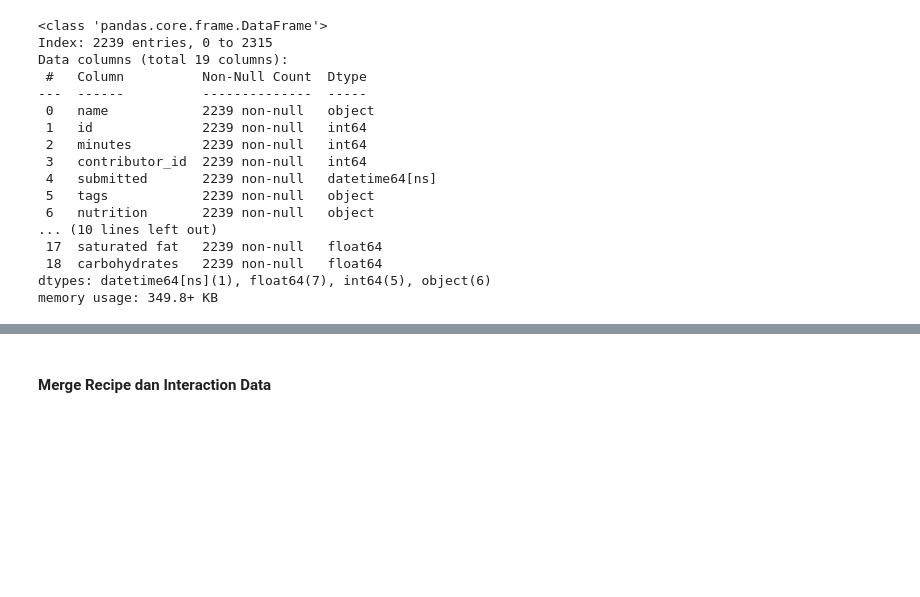
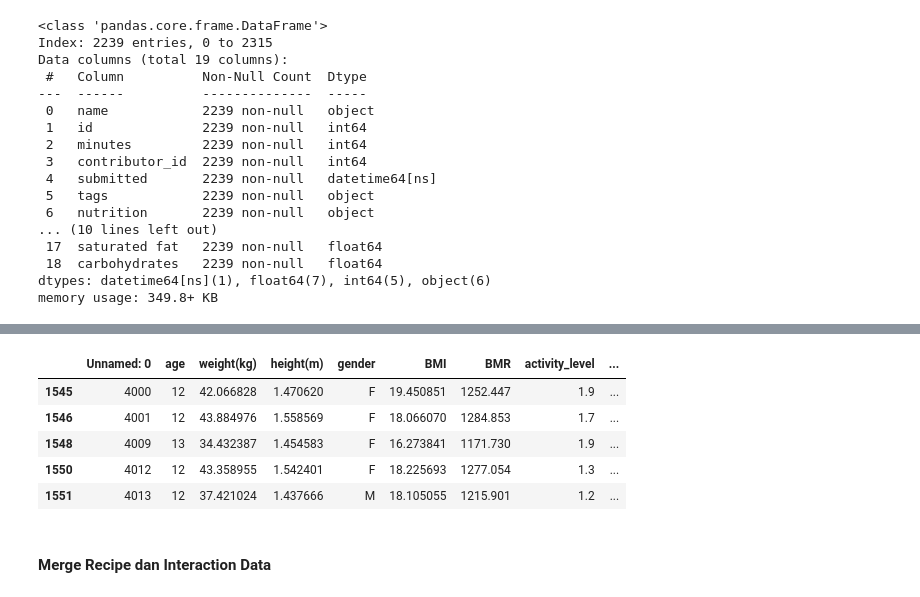
Before and after one commit to Sulbae/OlahGizi-Project, a Jupyter notebook: Food Recommender/notebook.ipynb, the cells around one changed output, grey strips where cells are left out. Drawn from its saved outputs; the diff is of its cells as text; code cells hidden in the pictures; blank space fills up the shorter version.

Commit message:
menambahkan data people_id

```diff
--- a/Food Recommender/notebook.ipynb
+++ b/Food Recommender/notebook.ipynb
@@ -676,0 +706,2 @@ memory usage: 349.8+ KB
+# %%
+people_profile_df['people_id'] = interactions_sample_df['user_id'].sample(frac=1).reset_index(drop=True)
@@ -677,3 +730,12 @@ memory usage: 349.8+ KB
+# %%
+people_profile_df.head()
+# %% [output]
+|  | Unnamed: 0 | age | weight(kg) | height(m) | gender | BMI | BMR | activity_level | ... |
+| 1545 | 4000 | 12 | 42.066828 | 1.470620 | F | 19.450851 | 1252.447 | 1.9 | ... |
+| 1546 | 4001 | 12 | 43.884976 | 1.558569 | F | 18.066070 | 1284.853 | 1.7 | ... |
+| 1548 | 4009 | 13 | 34.432387 | 1.454583 | F | 16.273841 | 1171.730 | 1.9 | ... |
+| 1550 | 4012 | 12 | 43.358955 | 1.542401 | F | 18.225693 | 1277.054 | 1.3 | ... |
+| 1551 | 4013 | 12 | 37.421024 | 1.437666 | M | 18.105055 | 1215.901 | 1.2 | ... |
 # %% [markdown]
 #### Merge Recipe dan Interaction Data
 # %% [markdown]
```
Also changed, not shown: parts of 9 cells of this notebook.
